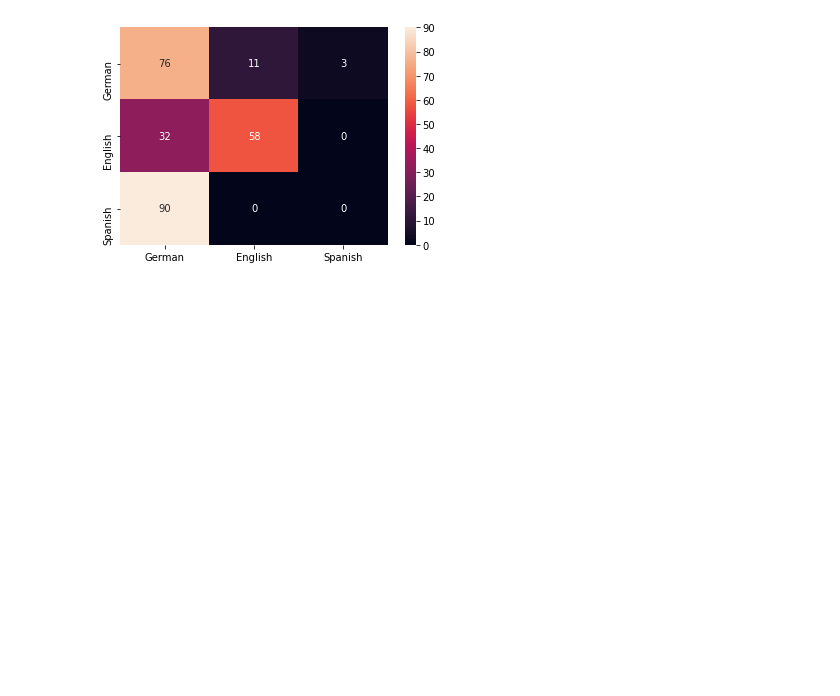
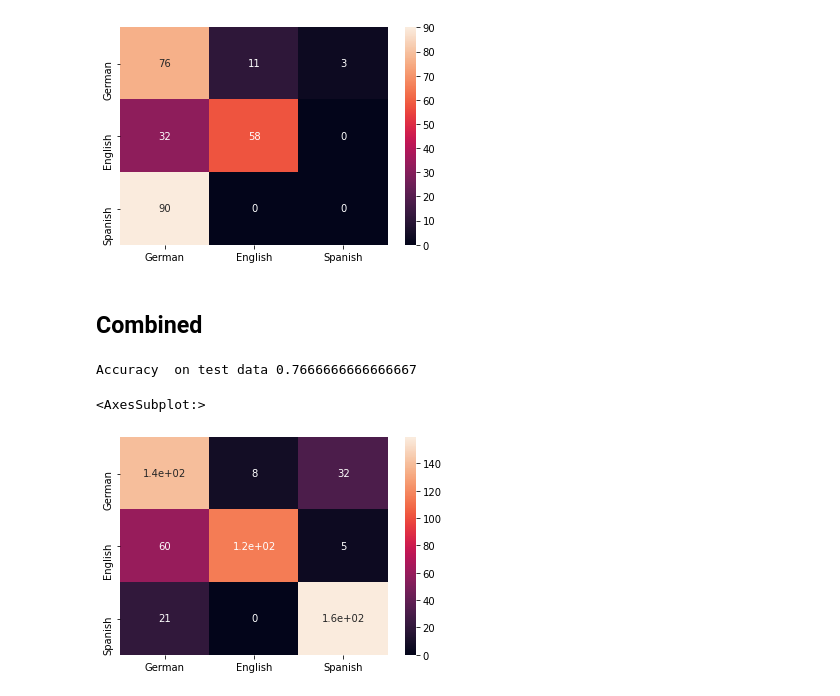
Before and after one commit to azrael05/PRML-Project, a Jupyter notebook: Presentation Part/Model Code - Copy.ipynb, the cells around one changed output. Saved outputs shown, nothing was run; the diff lists cells and outputs as text; code cells hidden in the pictures; blank space fills up the shorter version.

```diff
--- a/Presentation Part/Model Code - Copy.ipynb
+++ b/Presentation Part/Model Code - Copy.ipynb
@@ -63,7 +55,7 @@ Male data= [3780, 3780, 3780]
 # %% [markdown]
 ## Training
 # %%
-max_count=4000  ## No. of examples to use for training
+max_count=3780*2  ## No. of examples to use for training
 true_values_male=[]
 true_values_female=[]
 count=0
@@ -313,3 +292,28 @@ sb.heatmap(cf,annot=True,xticklabels=labels,yticklabels=labels)
 Accuracy  on test data 0.4962962962962963
 <AxesSubplot:>
 [figure]
+# %% [markdown]
+## Combined
+# %%
+x_train=np.r_[features_female,features_male]
+y_train=np.r_[true_values_female,true_values_male]
+x_test=np.r_[test_features_female,test_features_male]
+y_test=np.r_[true_values_test_female,true_values_test_male]
+pipe_combined = Pipeline([ ('std', StandardScaler()), ('SVM', SVC(kernel='linear',probability=True))])
+pipe_combined.fit(x_train, y_train)
+pred_test_combined=pipe_combined.predict(x_test)
+# %%
+score=accuracy_score(y_test, pred_test_combined)
+print("Accuracy  on test data",score)
+
+
+from sklearn.metrics import confusion_matrix
+cf=confusion_matrix(y_test,pred_test_combined)
+
+import seaborn as sb
+labels=["German","English","Spanish"]
+sb.heatmap(cf,annot=True,xticklabels=labels,yticklabels=labels)
+# %% [output]
+Accuracy  on test data 0.7666666666666667
+<AxesSubplot:>
+[figure, added]
```
Also changed, not shown: parts of 4 cells of this notebook, 2 other files.
